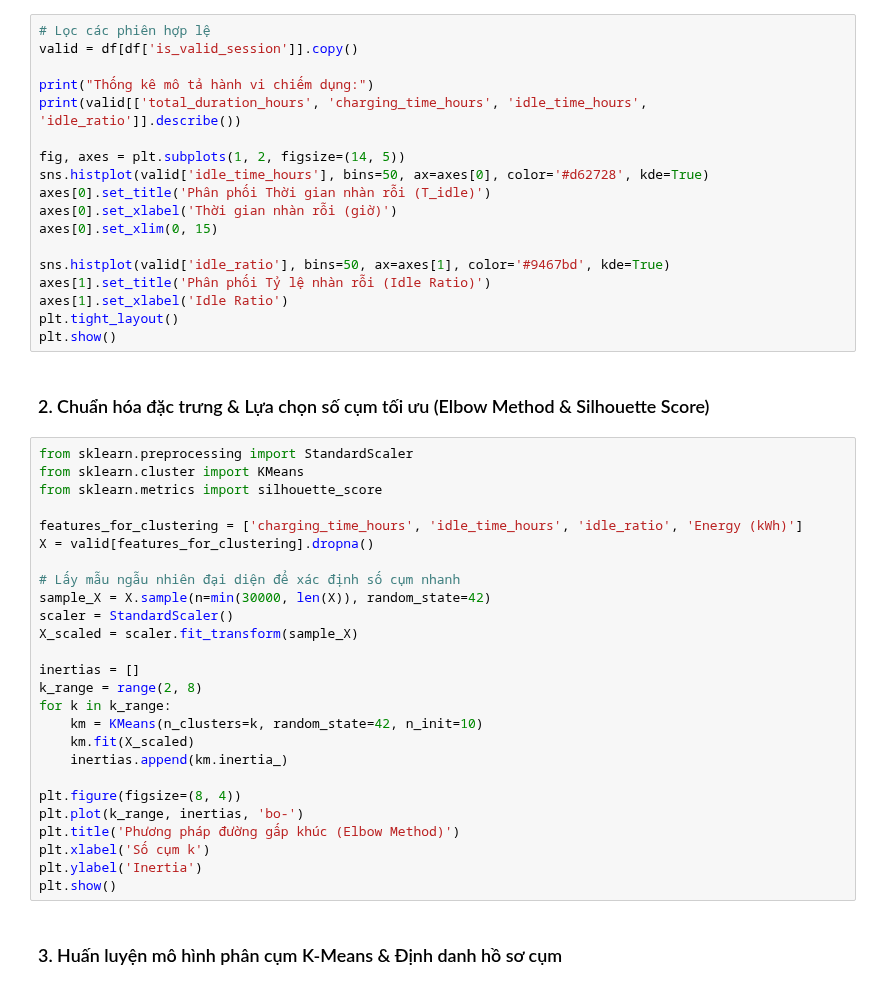
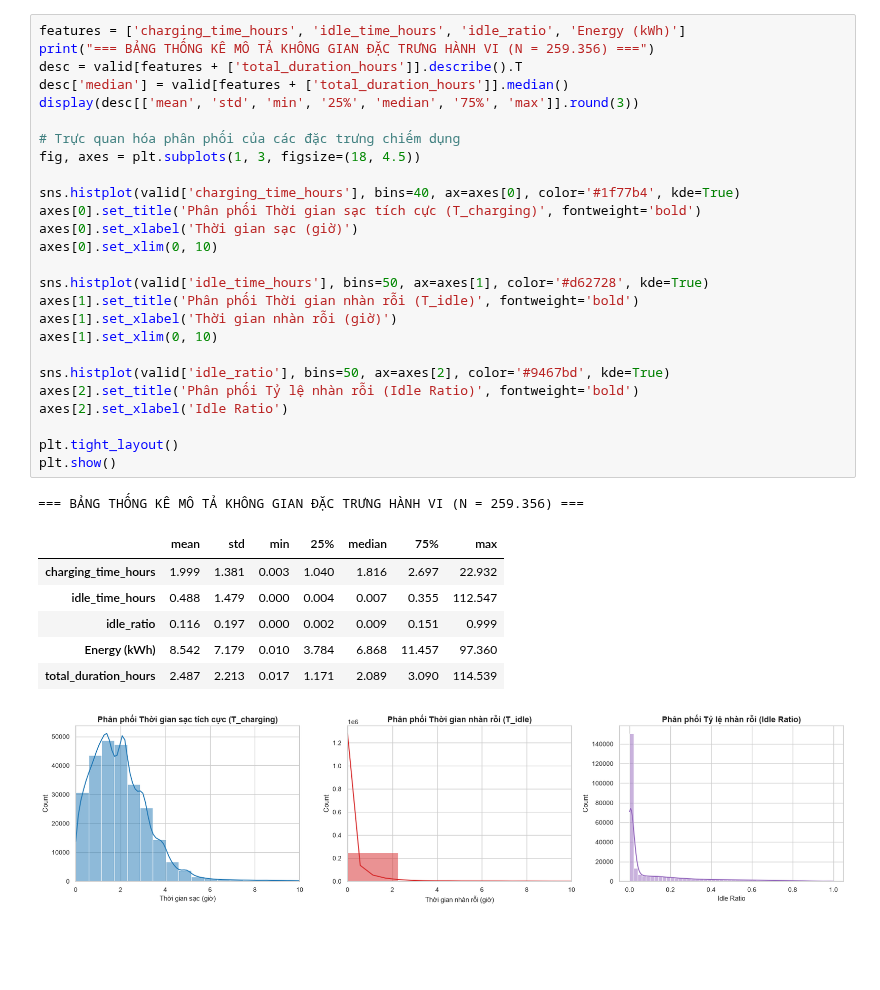
Before and after one commit to mkn67/ev-charging-analytics---IS403, a Jupyter notebook: notebooks/02_NV2_occupancy_clustering.ipynb, the cells around one changed output. Cells and saved outputs as stored; diff of their text form; blank space fills up the shorter version.

```diff
--- a/notebooks/02_NV2_occupancy_clustering.ipynb
+++ b/notebooks/02_NV2_occupancy_clustering.ipynb
@@ -32,48 +48,35 @@ print(f"Kích thước tập dữ liệu đặc trưng: {df.shape[0]:,} dòng, {
 # %%
-# Lọc các phiên hợp lệ
-valid = df[df['is_valid_session']].copy()
+features = ['charging_time_hours', 'idle_time_hours', 'idle_ratio', 'Energy (kWh)']
+print("=== BẢNG THỐNG KÊ MÔ TẢ KHÔNG GIAN ĐẶC TRƯNG HÀNH VI (N = 259.356) ===")
+desc = valid[features + ['total_duration_hours']].describe().T
+desc['median'] = valid[features + ['total_duration_hours']].median()
+display(desc[['mean', 'std', 'min', '25%', 'median', '75%', 'max']].round(3))
 
-print("Thống kê mô tả hành vi chiếm dụng:")
-print(valid[['total_duration_hours', 'charging_time_hours', 'idle_time_hours', 'idle_ratio']].describe())
+# Trực quan hóa phân phối của các đặc trưng chiếm dụng
+fig, axes = plt.subplots(1, 3, figsize=(18, 4.5))
 
-fig, axes = plt.subplots(1, 2, figsize=(14, 5))
-sns.histplot(valid['idle_time_hours'], bins=50, ax=axes[0], color='#d62728', kde=True)
-axes[0].set_title('Phân phối Thời gian nhàn rỗi (T_idle)')
-axes[0].set_xlabel('Thời gian nhàn rỗi (giờ)')
-axes[0].set_xlim(0, 15)
+sns.histplot(valid['charging_time_hours'], bins=40, ax=axes[0], color='#1f77b4', kde=True)
+axes[0].set_title('Phân phối Thời gian sạc tích cực (T_charging)', fontweight='bold')
+axes[0].set_xlabel('Thời gian sạc (giờ)')
+axes[0].set_xlim(0, 10)
 
-sns.histplot(valid['idle_ratio'], bins=50, ax=axes[1], color='#9467bd', kde=True)
-axes[1].set_title('Phân phối Tỷ lệ nhàn rỗi (Idle Ratio)')
-axes[1].set_xlabel('Idle Ratio')
+sns.histplot(valid['idle_time_hours'], bins=50, ax=axes[1], color='#d62728', kde=True)
+axes[1].set_title('Phân phối Thời gian nhàn rỗi (T_idle)', fontweight='bold')
+axes[1].set_xlabel('Thời gian nhàn rỗi (giờ)')
+axes[1].set_xlim(0, 10)
+
+sns.histplot(valid['idle_ratio'], bins=50, ax=axes[2], color='#9467bd', kde=True)
+axes[2].set_title('Phân phối Tỷ lệ nhàn rỗi (Idle Ratio)', fontweight='bold')
+axes[2].set_xlabel('Idle Ratio')
+
 plt.tight_layout()
 plt.show()
+# %% [output]
+=== BẢNG THỐNG KÊ MÔ TẢ KHÔNG GIAN ĐẶC TRƯNG HÀNH VI (N = 259.356) ===
+|  | mean | std | min | 25% | median | 75% | max |
+| charging_time_hours | 1.999 | 1.381 | 0.003 | 1.040 | 1.816 | 2.697 | 22.932 |
+| idle_time_hours | 0.488 | 1.479 | 0.000 | 0.004 | 0.007 | 0.355 | 112.547 |
+| idle_ratio | 0.116 | 0.197 | 0.000 | 0.002 | 0.009 | 0.151 | 0.999 |
+| Energy (kWh) | 8.542 | 7.179 | 0.010 | 3.784 | 6.868 | 11.457 | 97.360 |
+| total_duration_hours | 2.487 | 2.213 | 0.017 | 1.171 | 2.089 | 3.090 | 114.539 |
+[figure, added]
-# %% [markdown]
-### 2. Chuẩn hóa đặc trưng & Lựa chọn số cụm tối ưu (Elbow Method & Silhouette Score)
-# %%
-from sklearn.preprocessing import StandardScaler
-from sklearn.cluster import KMeans
-from sklearn.metrics import silhouette_score
-
-features_for_clustering = ['charging_time_hours', 'idle_time_hours', 'idle_ratio', 'Energy (kWh)']
-X = valid[features_for_clustering].dropna()
-
-# Lấy mẫu ngẫu nhiên đại diện để xác định số cụm nhanh
-sample_X = X.sample(n=min(30000, len(X)), random_state=42)
-scaler = StandardScaler()
-X_scaled = scaler.fit_transform(sample_X)
-
-inertias = []
-k_range = range(2, 8)
-for k in k_range:
-    km = KMeans(n_clusters=k, random_state=42, n_init=10)
-    km.fit(X_scaled)
-    inertias.append(km.inertia_)
-
-plt.figure(figsize=(8, 4))
-plt.plot(k_range, inertias, 'bo-')
-plt.title('Phương pháp đường gấp khúc (Elbow Method)')
-plt.xlabel('Số cụm k')
-plt.ylabel('Inertia')
-plt.show()
-# %% [markdown]
-### 3. Huấn luyện mô hình phân cụm K-Means & Định danh hồ sơ cụm
```
Also changed, not shown: parts of 18 cells of this notebook, 12 other files.
